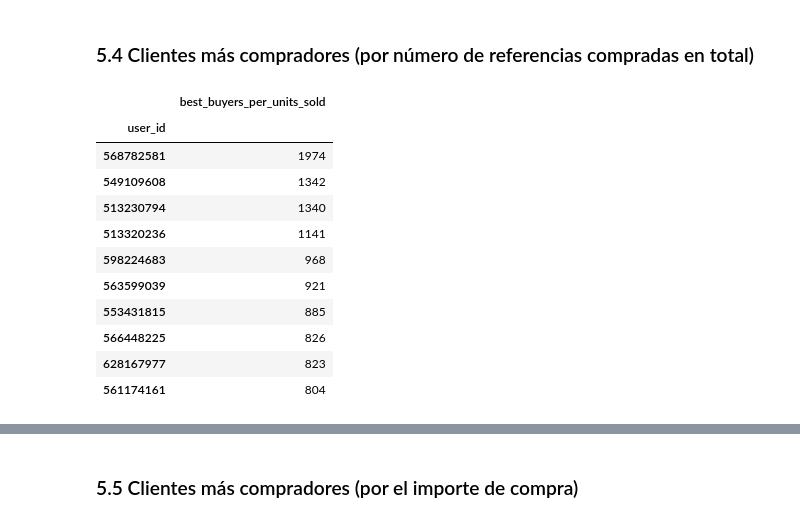
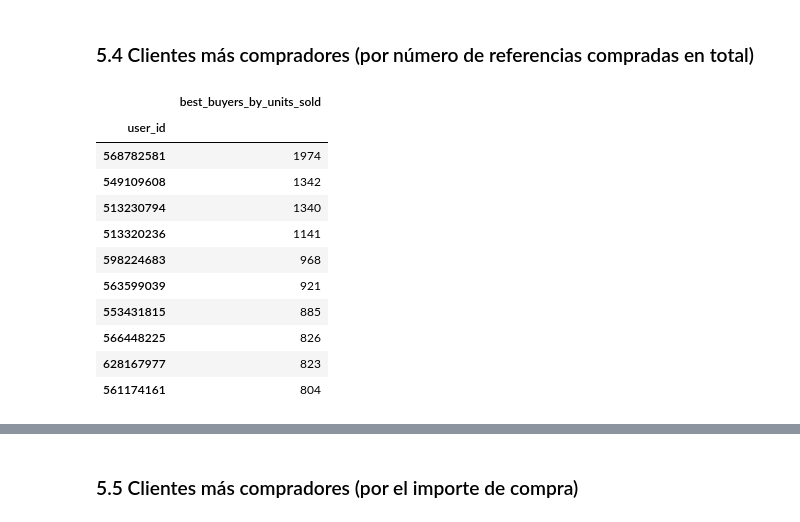
Before and after one commit to saleforecast-bmmmr/saleforecast, a Jupyter notebook: eda/EDA.ipynb, the cells around one changed output, grey strips where cells are left out. Drawn from its saved outputs; the diff is of its cells as text; code cells hidden in the pictures.

```diff
--- a/eda/EDA.ipynb
+++ b/eda/EDA.ipynb
@@ -473,12 +474,12 @@ pd_sales_multistore[['product_id', 'brand', 'user_session']].groupby(['brand', '
 # %%
 # Dataset ordenado por número de unidades vendidas por cliente
 ps_top_buyers_units = pd_sales_multistore[['user_id', 'user_session']].groupby(['user_id']).count(). \
-sort_values(by=['user_session'], ascending=False).rename(columns={'user_session': 'best_buyers_per_units_sold'}).head(10)
+sort_values(by=['user_session'], ascending=False).rename(columns={'user_session': 'best_buyers_by_units_sold'}).head(10)
 # Comando alternativo
 # pd_sales_multistore.value_counts(subset=['user_id'])
 ps_top_buyers_units
 # %% [output]
-|  | best_buyers_per_units_sold |
+|  | best_buyers_by_units_sold |
 | user_id |  |
 | 568782581 | 1974 |
 | 549109608 | 1342 |
```
Also changed, not shown: parts of 14 cells of this notebook.
